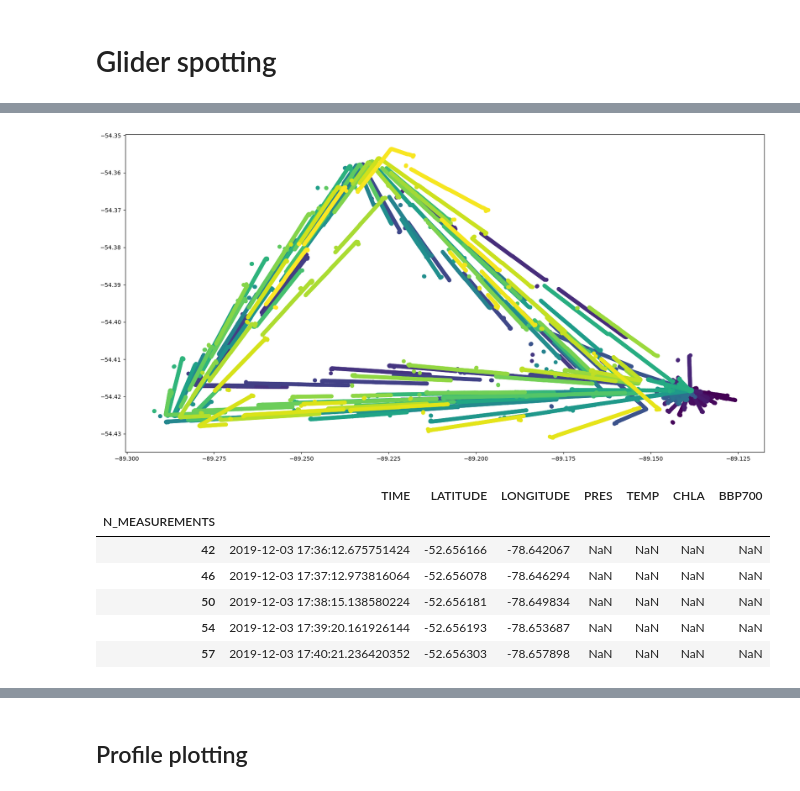
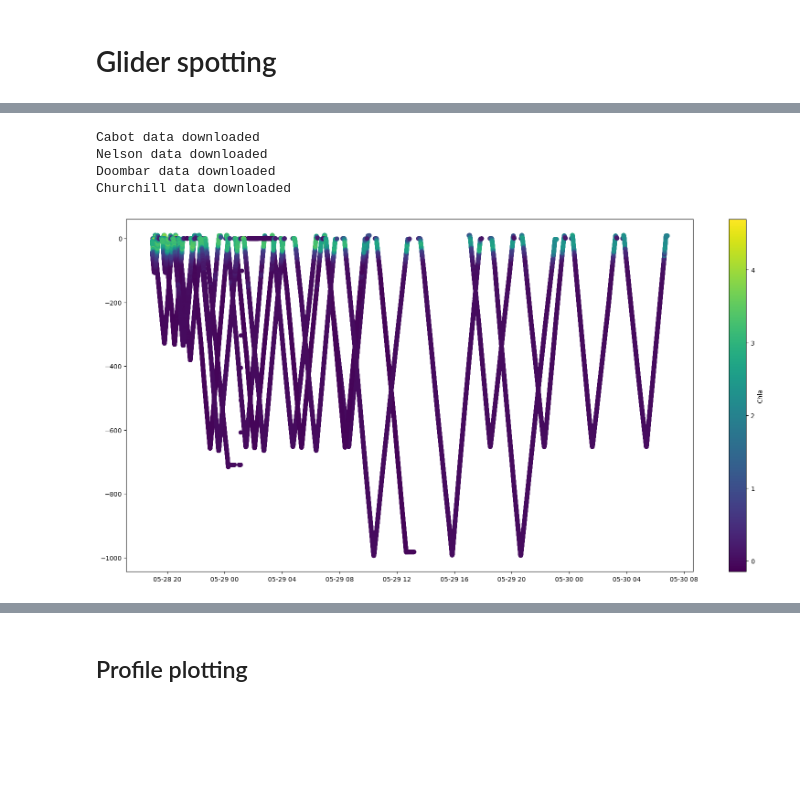
Before and after one commit to NOC-OBG-Autonomy/biocarbon_nrt_data_viz, a Jupyter notebook: Python_notebooks/custard_example.ipynb, the cells around one changed output, grey strips where cells are left out. Cells and saved outputs as stored; diff of their text form; code cells hidden in the pictures; blank space fills up the shorter version.

Commit message:
glider viz

```diff
--- a/Python_notebooks/custard_example.ipynb
+++ b/Python_notebooks/custard_example.ipynb
@@ -189,5 +194,7 @@ if __name__ == "__main__":
 # %%
-glider_url = 'https://linkedsystems.uk/erddap/files/Public_OG1_Data_001/Bellamite_20191206/Bellamite_538_R.nc'
-gliders_dir =  os.path.join(parent_dir, 'Data/Gliders')
-
-glider_filename = gliders_dir + '/' + glider_url.rsplit('/', 1)[1]
+def download_glider_nc(url):
+    glider_url = url
+    gliders_dir =  os.path.join(parent_dir, 'Data/Gliders')
+    glider_filename = gliders_dir + '/' + glider_url.rsplit('/', 1)[1]
+    urlretrieve(glider_url, glider_filename)
+    return(glider_filename)
@@ -199,26 +201,36 @@ glider_filename = gliders_dir + '/' + glider_url.rsplit('/', 1)[1]
-# %%
-dat = xr.open_dataset(glider_filename)
-df_glid = dat[['TIME', 'LATITUDE', 'LONGITUDE', 'PRES', 'TEMP', 'CHLA', 'BBP700']].to_dataframe()
-
-dat.close()
+# %%
+def glider_to_pd(nc_path, glider_name):
+    dat = xr.open_dataset(nc_path)
+    mission_date = pd.to_datetime("2024-05-28 18:57:00")
+    dates_nc = dat['TIME']
+    filtered_dat = dat.where(dates_nc > mission_date, drop=True)
+    df_glid = filtered_dat[['TIME', 'LATITUDE', 'LONGITUDE', 'PRES', 'CHLA', 'BBP700']].to_dataframe()
+    dat.close()
+    df_glid['PRES'] = df_glid['PRES'].interpolate()
+    df_glid['CHLA'] = df_glid['CHLA'].interpolate()
+    df_glid['BBP700'] = df_glid['BBP700'].interpolate()
+    df_glid['glider'] = glider_name
+    return(df_glid)
+# %%
+cols = ['TIME', 'LATITUDE', 'LONGITUDE', 'PRES', 'CHLA', 'BBP700']
+gliders_df = pd.DataFrame(columns=cols)
+for glider, url in url_links.items():
+    data = download_glider_nc(url)
+    print(f'{glider} data downloaded')
+    df = glider_to_pd(data, glider)
+    gliders_df = pd.concat([gliders_df if not gliders_df.empty else None, df])
+# %% [output]
+Cabot data downloaded
+Nelson data downloaded
+Doombar data downloaded
+Churchill data downloaded
 # %%
-df_tr = df_glid[df_glid['LONGITUDE'] < -88]
-df_tr = df_tr[df_tr['LONGITUDE'] < -20]
 fig = plt.figure(figsize=(20, 10))
 ax = fig.add_subplot(1,1,1)
 
-ax.scatter(df_tr['LONGITUDE'], df_tr['LATITUDE'], c = df_tr['TIME'])
+sc = ax.scatter(gliders_df['TIME'], -gliders_df['PRES'], c = gliders_df['CHLA'])
+cbar = plt.colorbar(sc, ax = ax, label='Chla')
 
 plt.show()
 # %% [output]
-[figure, old version]
+[figure, new version]
-# %%
-df_tr.head()
-# %% [output]
-|  | TIME | LATITUDE | LONGITUDE | PRES | TEMP | CHLA | BBP700 |
-| N_MEASUREMENTS |  |  |  |  |  |  |  |
-| 42 | 2019-12-03 17:36:12.675751424 | -52.656166 | -78.642067 | NaN | NaN | NaN | NaN |
-| 46 | 2019-12-03 17:37:12.973816064 | -52.656078 | -78.646294 | NaN | NaN | NaN | NaN |
-| 50 | 2019-12-03 17:38:15.138580224 | -52.656181 | -78.649834 | NaN | NaN | NaN | NaN |
-| 54 | 2019-12-03 17:39:20.161926144 | -52.656193 | -78.653687 | NaN | NaN | NaN | NaN |
-| 57 | 2019-12-03 17:40:21.236420352 | -52.656303 | -78.657898 | NaN | NaN | NaN | NaN |
```
Also changed, not shown: parts of 11 cells of this notebook, 1 other file.
